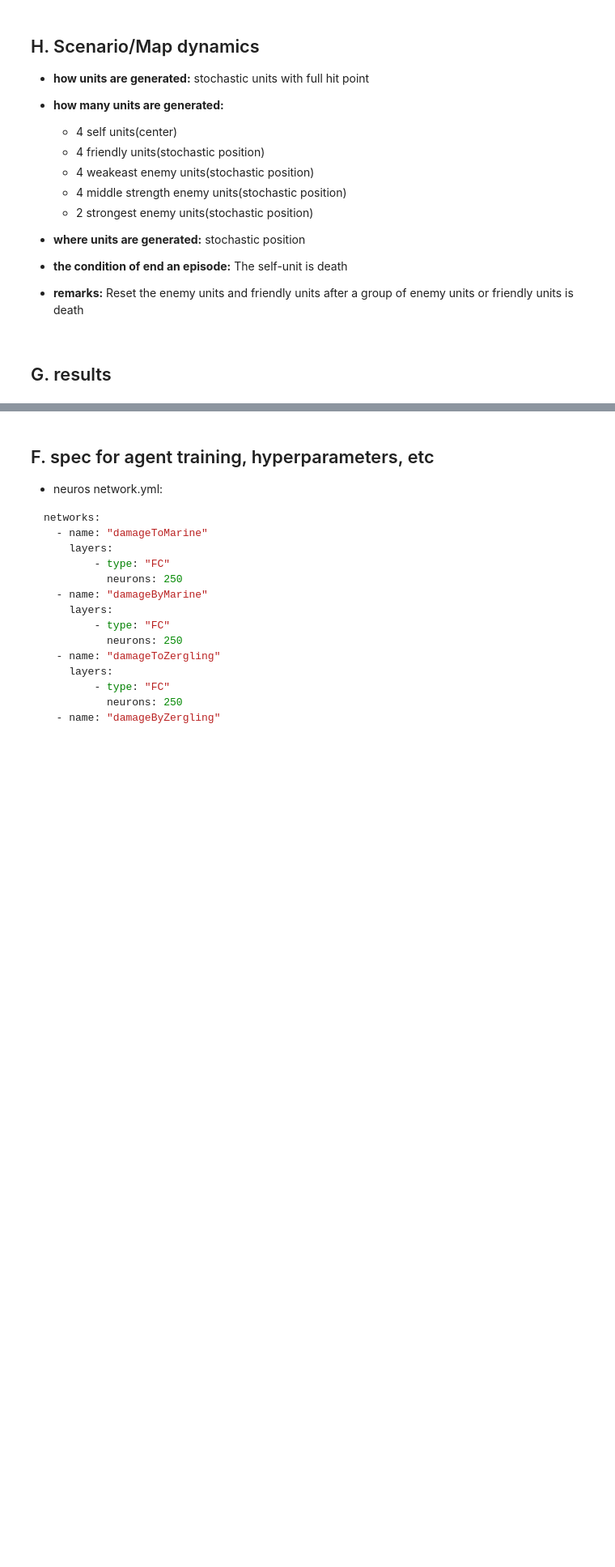
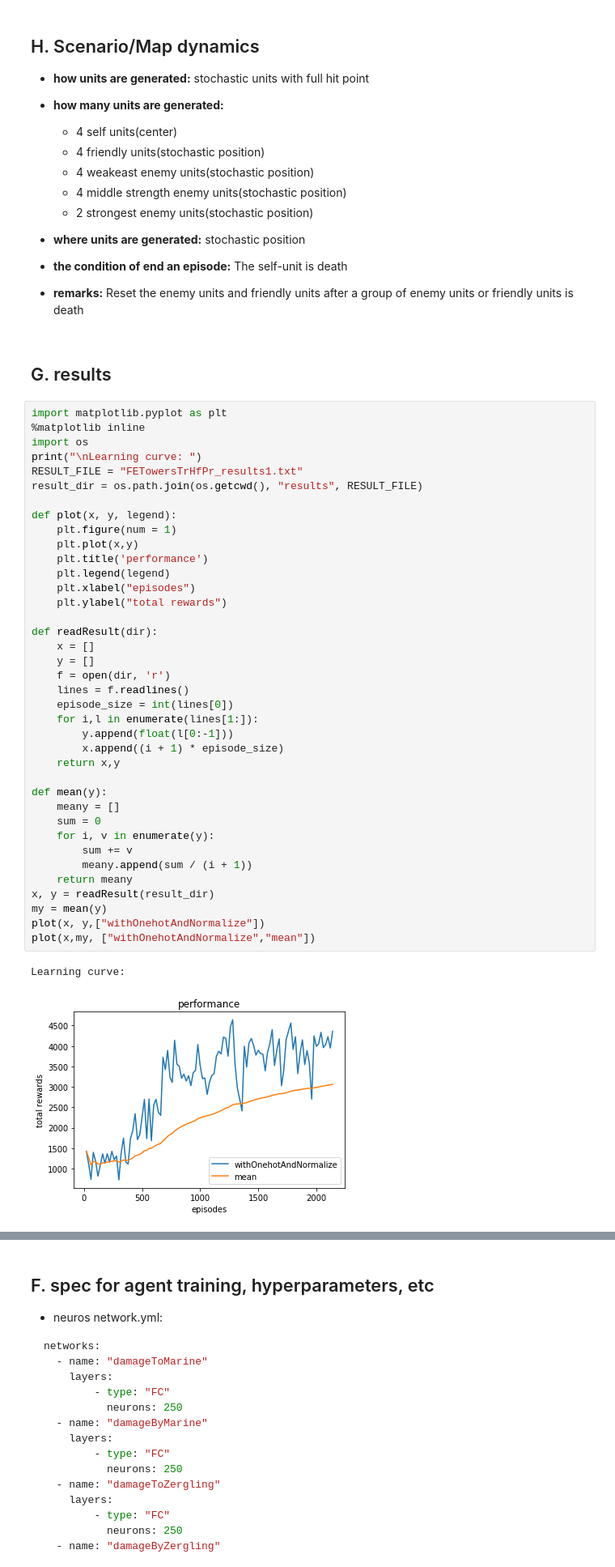
Before and after one commit to osu-xai/xai-docs, a Jupyter notebook: notebooks/FETowersTrHfPr.ipynb, the cells around one changed output, grey strips where cells are left out. Shown: that part at 81% size. Saved outputs shown, nothing was run; the diff lists cells and outputs as text; blank space fills up the shorter version.

Commit message:
result for FETowersTrHfPr.ipynb

```diff
--- a/notebooks/FETowersTrHfPr.ipynb
+++ b/notebooks/FETowersTrHfPr.ipynb
@@ -19,3 +19,44 @@ H. Scenario/Map dynamics
 # %% [markdown]
 G. results
 ------------------------
+# %%
+import matplotlib.pyplot as plt
+%matplotlib inline
+import os
+print("\nLearning curve: ")
+RESULT_FILE = "FETowersTrHfPr_results1.txt"
+result_dir = os.path.join(os.getcwd(), "results", RESULT_FILE)
+
+def plot(x, y, legend):
+    plt.figure(num = 1)
+    plt.plot(x,y)
+    plt.title('performance')
+    plt.legend(legend)
+    plt.xlabel("episodes")
+    plt.ylabel("total rewards")
+
+def readResult(dir):
+    x = []
+    y = []
+    f = open(dir, 'r')
+    lines = f.readlines()
+    episode_size = int(lines[0])
+    for i,l in enumerate(lines[1:]):
+        y.append(float(l[0:-1]))
+        x.append((i + 1) * episode_size)
+    return x,y
+
+def mean(y):
+    meany = []
+    sum = 0
+    for i, v in enumerate(y):
+        sum += v
+        meany.append(sum / (i + 1))
+    return meany
+x, y = readResult(result_dir)
+my = mean(y)
+plot(x, y,["withOnehotAndNormalize"])
+plot(x,my, ["withOnehotAndNormalize","mean"])
+# %% [output]
+Learning curve:
+[figure, added]
```
Also changed, not shown: parts of 1 cell of this notebook, 4 other files.
